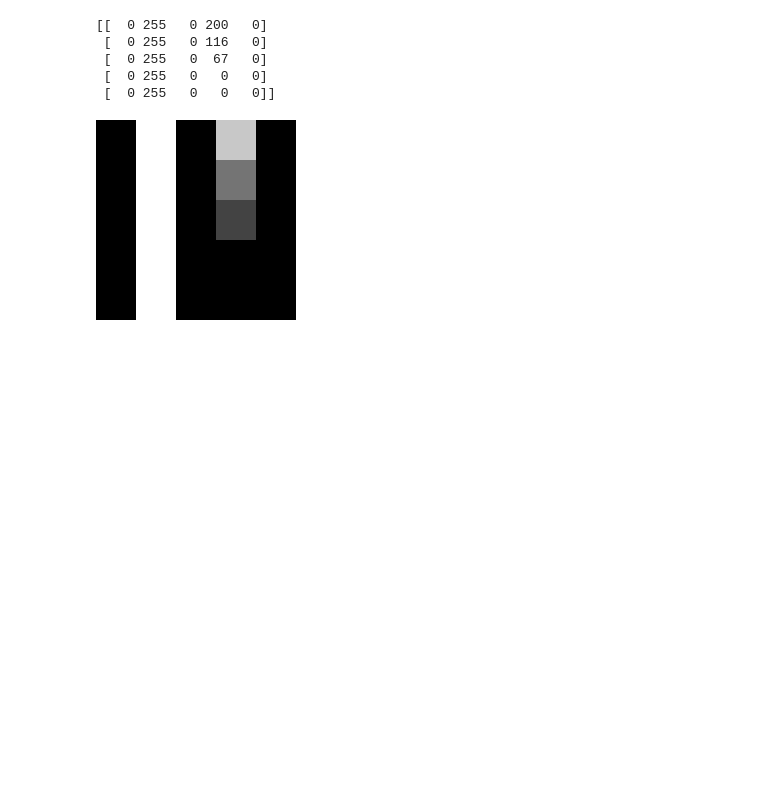
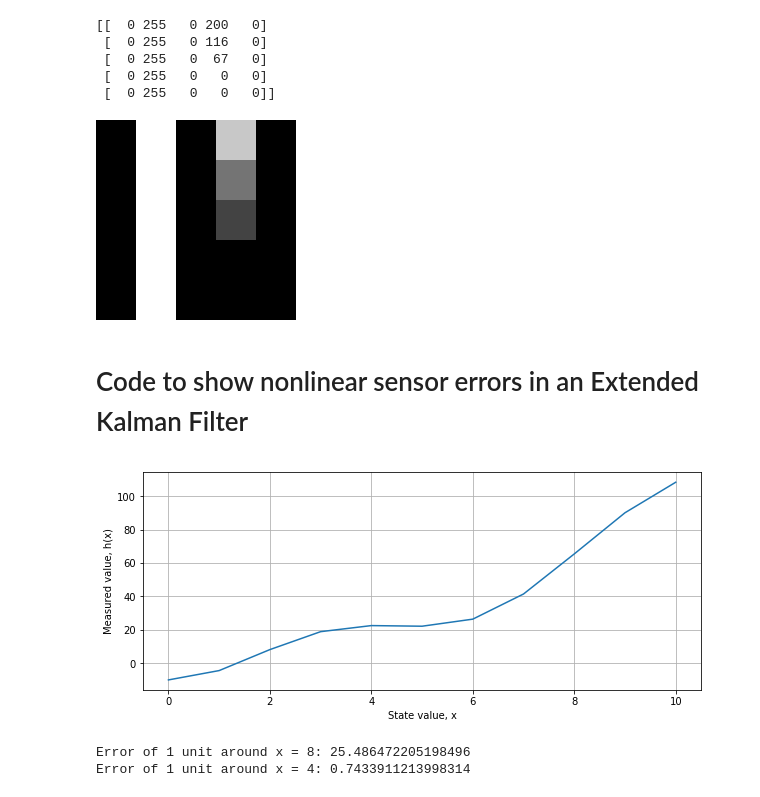
Before and after one commit to alknemeyer/EEE4022S-Thesis-Project, a Jupyter notebook: Final code/Illustrations for report.ipynb, the cells around one changed output. Cells and saved outputs as stored; diff of their text form; code cells hidden in the pictures; blank space fills up the shorter version.

```diff
--- a/Final code/Illustrations for report.ipynb
+++ b/Final code/Illustrations for report.ipynb
@@ -32,3 +32,24 @@ PIL.Image.fromarray(output.astype(np.uint8)).resize((200,200))
  [  0 255   0   0   0]
  [  0 255   0   0   0]]
 [figure]
+# %% [markdown]
+# Code to show nonlinear sensor errors in an Extended Kalman Filter
+# %%
+import numpy as np, matplotlib.pyplot as plt
+
+def sensor_function(x):
+    return np.power(x, 2.) - 10*np.cos(x)
+
+x = np.linspace(0, 10, num=11)
+measured_x = sensor_function(x)
+
+plt.plot(measured_x); plt.grid()
+plt.xlabel('State value, x'); plt.ylabel('Measured value, h(x)')
+fig = plt.gcf(); fig.set_size_inches(10, 4, forward=True); plt.show()
+
+print('Error of 1 unit around x = 8:', sensor_function(8.5) - sensor_function(7.5))
+print('Error of 1 unit around x = 4:', sensor_function(4.5) - sensor_function(3.5))
+# %% [output]
+[figure, added]
+Error of 1 unit around x = 8: 25.486472205198496
+Error of 1 unit around x = 4: 0.7433911213998314
```
Also changed, not shown: parts of 2 cells of this notebook, 33 other files.
